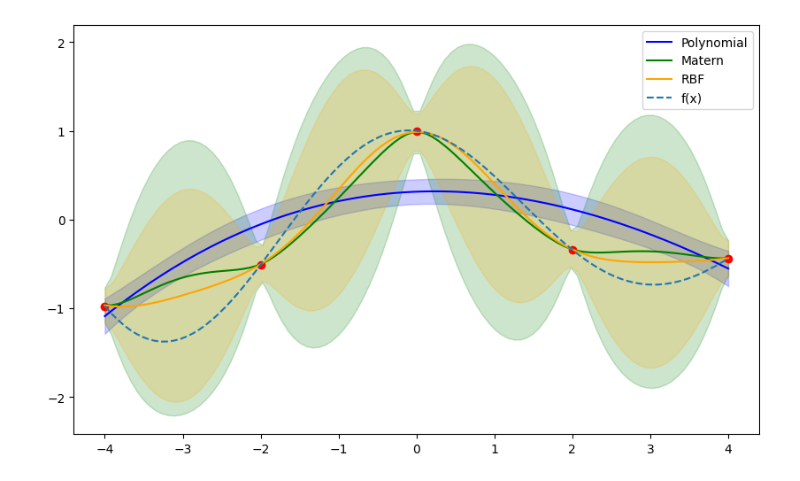
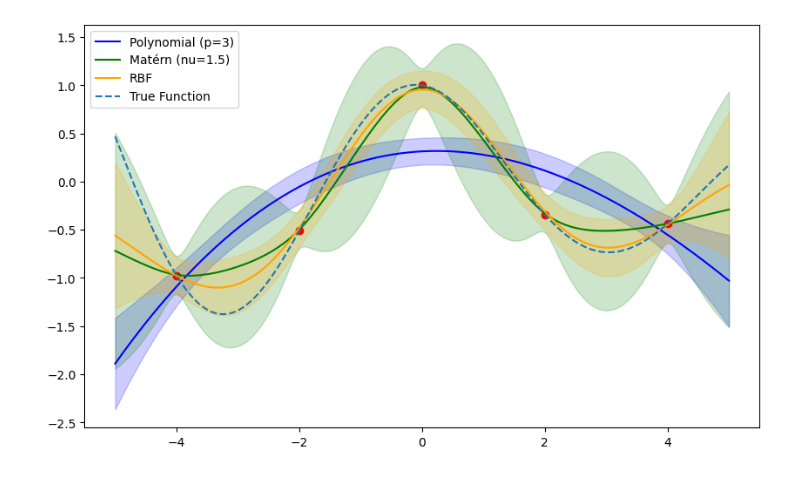
Before and after one commit to nezvevik/Transformers-for-Bayesian-statistics, a Jupyter notebook: param_sensi_graphs.ipynb, the cells around one changed output. Saved outputs shown, nothing was run; the diff lists cells and outputs as text; code cells hidden in the pictures.

Commit message:
generate simple graphs illustrating parameter sensitivity

```diff
--- a/param_sensi_graphs.ipynb
+++ b/param_sensi_graphs.ipynb
@@ -11,7 +11,7 @@ import warnings
 warnings.filterwarnings("ignore", category=DeprecationWarning, module="numpy")
 # %%
 scale = 1.0
-length_scale = 1.0
+length_scale = 2.0
 
 sigma_n = 0.1
 p=3
@@ -60,37 +60,37 @@ f = lambda x: np.cos(x) * np.exp(-0.1 * x)
 
 X_train = np.linspace(-4, 4, 5)
 y_train = f(X_train)
-X_test = np.linspace(-4, 4, 100)
+X_test = np.linspace(-5, 5, 1000)
 
 # poly
 poly_kernel = get_polynomial_kernel(sigma_b=1.0, sigma_v=1.0, p=3)
 mus_poly, vars_poly = predict(X_train, y_train, X_test, poly_kernel)
 
 # rbf
 rbf_kernel = get_rbf_kernel(scale, length_scale)
 mus_rbf, vars_rbf = predict(X_train, y_train, X_test, rbf_kernel)
 
 # matern
 matern_kernel = get_matern_kernel(scale, length_scale, nu=1.5)
 mus_matern, vars_matern = predict(X_train, y_train, X_test, matern_kernel)
 
 plt.figure(figsize=(10, 6))
 
 plt.plot(X_test, mus_poly, label='Polynomial (p=3)',color='blue')
 plt.fill_between(X_test, mus_poly - 2*np.sqrt(vars_poly),
                  mus_poly + 2*np.sqrt(vars_poly), alpha=0.2,color='blue')
 
 plt.plot(X_test, mus_matern, label='Matérn (nu=1.5)', color='green')
 plt.fill_between(X_test, mus_matern - 2*np.sqrt(vars_matern), mus_matern + 2*np.sqrt(vars_matern), alpha=0.2, color='green')
 
 plt.plot(X_test, mus_rbf, label='RBF', color='orange')
 plt.fill_between(X_test, mus_rbf - 2*np.sqrt(vars_rbf), mus_rbf + 2*np.sqrt(vars_rbf), alpha=0.2, color='orange')
 
 plt.plot(X_test, f(X_test), '--', label='True Function')
 
 plt.scatter(X_train, y_train, color='red')
 # plt.title('Gaussian Process Regression with Different Kernels')
 plt.legend()
 plt.show()
 # %% [output]
-[figure, old version]
+[figure, new version]
```
Also changed, not shown: parts of 8 cells of this notebook, 2 other files.
